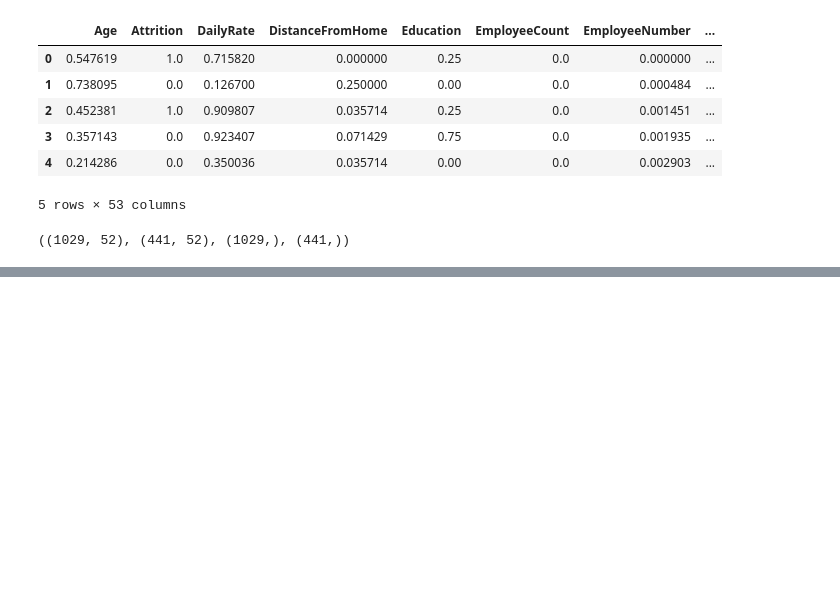
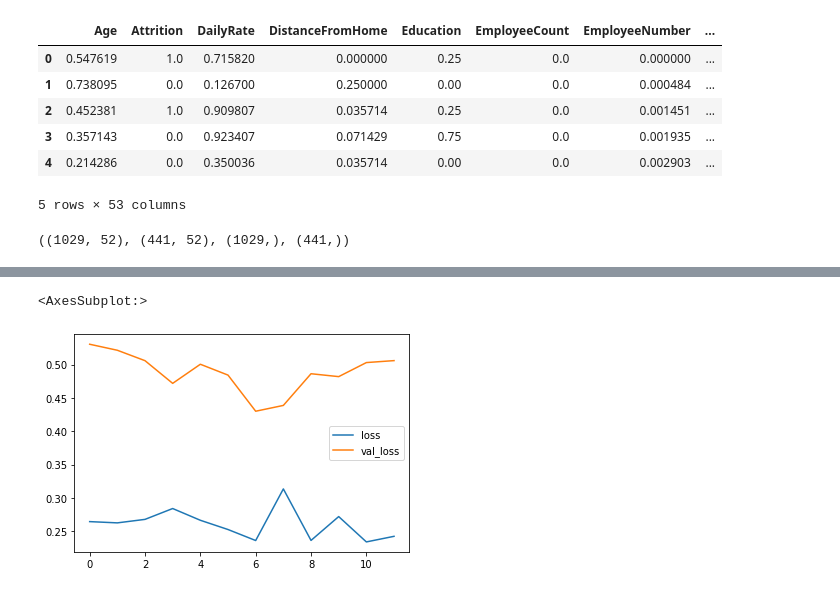
Before and after one commit to niramay447/kaggle-competitions, a Jupyter notebook: attrition-prediction.ipynb, the cells around one changed output, grey strips where cells are left out. Cells and saved outputs as stored; diff of their text form; code cells hidden in the pictures; blank space fills up the shorter version.

```diff
--- a/attrition-prediction.ipynb
+++ b/attrition-prediction.ipynb
@@ -259,0 +270,11 @@ Variance explained:  0.019254258719278772
+# %%
+# EARLY STOPPING TO PREVENT OVERFITTING
+early_stop = EarlyStopping(monitor='val_loss', mode='min', verbose=1, patience=5)
+# %%
+model.fit(x=X_train,
+          y=y_train,
+          batch_size=128,
+          epochs=100,
+          validation_data=(X_test, y_test), verbose=1,
+          callbacks=[early_stop]
+               )
@@ -259,0 +300,6 @@ Variance explained:  0.019254258719278772
+# %%
+losses_earlystopp = pd.DataFrame(model.history.history)
+losses_earlystopp.plot()
+# %% [output]
+<AxesSubplot:>
+[figure, added]
```
Also changed, not shown: parts of 11 cells of this notebook.
